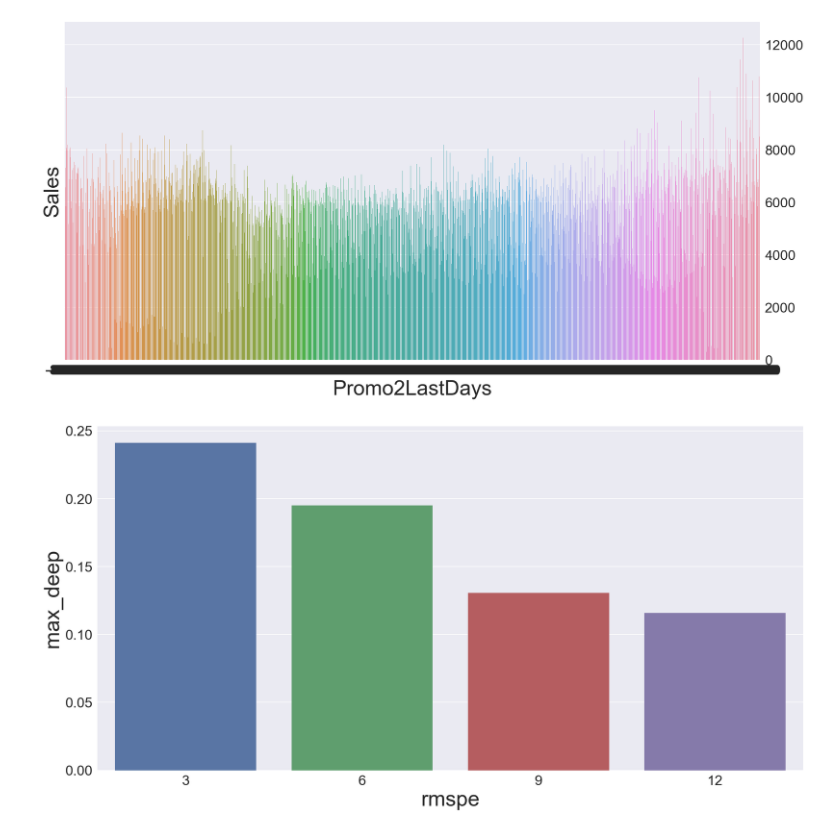
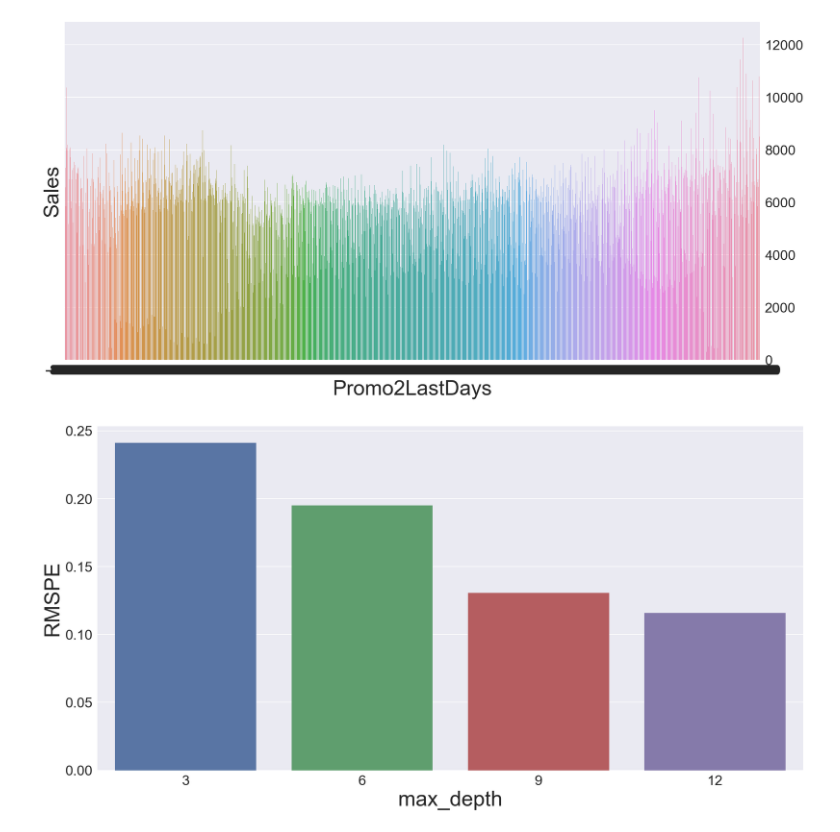
Before and after one commit to china10s/Udacity_ML, a Jupyter notebook: Forecast_Rossmann_Store_Sales/JupyterNoteboook/visable_explore.ipynb, the cells around one changed output. Cells and saved outputs as stored; diff of their text form; code cells hidden in the pictures.

```diff
--- a/Forecast_Rossmann_Store_Sales/JupyterNoteboook/visable_explore.ipynb
+++ b/Forecast_Rossmann_Store_Sales/JupyterNoteboook/visable_explore.ipynb
@@ -224,8 +224,8 @@ plt.show()
 # %%
 maxDeep_rmspe = pd.DataFrame({"rmspe":[0.115965,0.130707,0.195129,0.241257],"max_deep":[12,9,6,3]})
 ax = sns.barplot(x="max_deep", y="rmspe",data=maxDeep_rmspe,ci=0)
-plt.xlabel('rmspe', fontsize=30)
-plt.ylabel('max_deep', fontsize=30)
+plt.xlabel('max_depth', fontsize=30)
+plt.ylabel('RMSPE', fontsize=30)
 plt.show()
 # %% [output]
-[figure, old version]
+[figure, new version]
```
Also changed, not shown: 3 other files.
